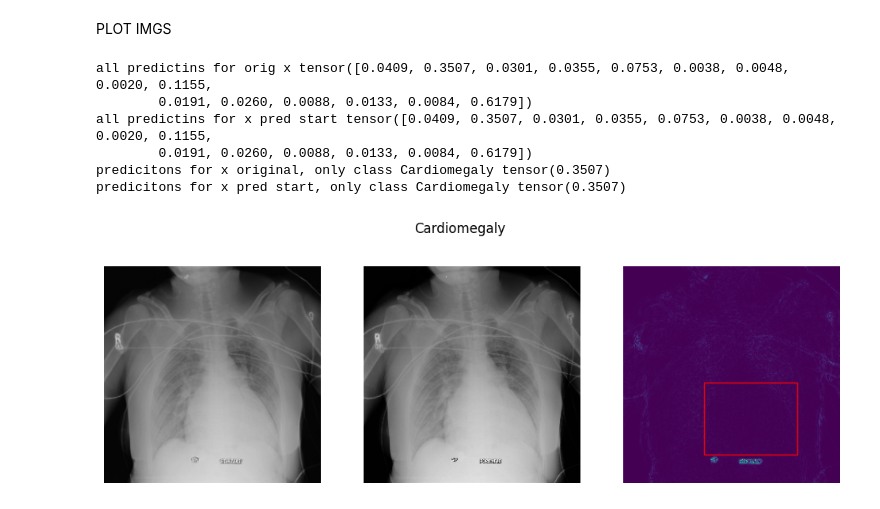
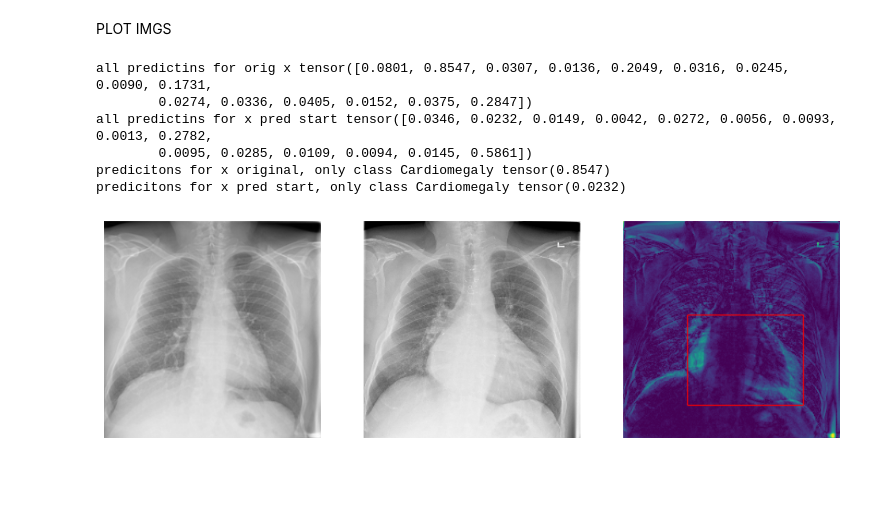
Before and after one commit to pskiers/Joint-Diffusion-in-Latent-Space, a Jupyter notebook: jk_sample_with_guidance.ipynb, the cells around one changed output. Drawn from its saved outputs; the diff is of its cells as text; code cells hidden in the pictures; blank space fills up the shorter version.

```diff
--- a/jk_sample_with_guidance.ipynb
+++ b/jk_sample_with_guidance.ipynb
@@ -213,13 +213,14 @@ Cardiomegaly has N samples:  146
 # %% [markdown]
 PLOT IMGS
 # %%
+import torch
 T = 500
 cl_list = ["Atelectasis","Cardiomegaly","Consolidation","Edema","Effusion","Emphysema","Fibrosis", "Hernia","Infiltration", "Mass", "Nodule","Pleural_Thickening","Pneumonia","Pneumothorax","No Finding"]
 
 for class_ in cl_list[1:2]:
-    x_samples =torch.load(f'vce_results/{class_}_T{T}_x_samples.pt')
-    pred_o = torch.load(f'vce_results/{class_}_T{T}_pred_o.pt')
-    img_original = torch.load(f'vce_results/{class_}_T{T}_img_original.pt')
-    pred_o_ext = torch.load(f'vce_results/{class_}_T{T}_pred_o_ext.pt')
-    pred_ext = torch.load(f'vce_results/{class_}_T{T}_pred_o_ext.pt')
-    bbox = torch.load(f'vce_results/{class_}_T{T}_bbox.pt')
+    x_samples =torch.load(f'vce_results_baseline/T{T}_{class_}_x_samples.pt')
+    pred_o = torch.load(f'vce_results_baseline/T{T}_{class_}_pred_o.pt')
+    img_original = torch.load(f'vce_results_baseline/T{T}_{class_}_img_original.pt')
+    pred_o_ext = torch.load(f'vce_results_baseline/T{T}_{class_}_pred_o_ext.pt')
+    pred_ext = torch.load(f'vce_results_baseline/T{T}_{class_}_pred_ext.pt')
+    bbox = torch.load(f'vce_results_baseline/T{T}_{class_}_bbox.pt')
@@ -226,5 +230,5 @@ for class_ in cl_list[1:2]:
 # %%
-idx_from_batch = 6
+idx_from_batch = 2
 
 fig, axes = plt.subplots(1, 3, figsize=(12, 4))
 
@@ -246,38 +250,38 @@ axes[ax].axis('off')
 
 ax +=1
 
 
 x, y, w, h = bbox[idx_from_batch][0], bbox[idx_from_batch][1],bbox[idx_from_batch][2], bbox[idx_from_batch][3]
 # Scale the bounding box coordinates from 1024x1024 to 256x256
 scaled_x = x * 0.25
 scaled_y = y * 0.25
 scaled_w = w * 0.25
 scaled_h = h * 0.25
 
 # Create a rectangle patch using the scaled coordinates
 rect = patches.Rectangle((scaled_x, scaled_y), scaled_w, scaled_h, linewidth=1, edgecolor='r', facecolor='none')
 
 # Add the rectangle patch to the plot
 axes[ax].add_patch(rect)
 
 
 axes[ax].imshow(diff)
 axes[ax].axis('off')
 
-fig.suptitle(ret[3][0][idx_from_batch])
+#fig.suptitle(ret[3][0][idx_from_batch])
 
 pred_o_ext_for_item = torch.nn.functional.sigmoid(pred_o_ext[idx_from_batch])
 pred_ext_for_item = torch.nn.functional.sigmoid(pred_ext[idx_from_batch])
 id_class = cl_list.index(class_)
 print('all predictins for orig x', pred_o_ext_for_item)
 print('all predictins for x pred start', pred_ext_for_item)
 print(f'predicitons for x original, only class {cl_list[id_class]}', pred_o_ext_for_item[id_class])
 print(f'predicitons for x pred start, only class {cl_list[id_class]}',pred_ext_for_item[id_class])
 # %% [output]
-all predictins for orig x tensor([0.0409, 0.3507, 0.0301, 0.0355, 0.0753, 0.0038, 0.0048, 0.0020, 0.1155,
-        0.0191, 0.0260, 0.0088, 0.0133, 0.0084, 0.6179])
-all predictins for x pred start tensor([0.0409, 0.3507, 0.0301, 0.0355, 0.0753, 0.0038, 0.0048, 0.0020, 0.1155,
-        0.0191, 0.0260, 0.0088, 0.0133, 0.0084, 0.6179])
-predicitons for x original, only class Cardiomegaly tensor(0.3507)
-predicitons for x pred start, only class Cardiomegaly tensor(0.3507)
+all predictins for orig x tensor([0.0801, 0.8547, 0.0307, 0.0136, 0.2049, 0.0316, 0.0245, 0.0090, 0.1731,
+        0.0274, 0.0336, 0.0405, 0.0152, 0.0375, 0.2847])
+all predictins for x pred start tensor([0.0346, 0.0232, 0.0149, 0.0042, 0.0272, 0.0056, 0.0093, 0.0013, 0.2782,
+        0.0095, 0.0285, 0.0109, 0.0094, 0.0145, 0.5861])
+predicitons for x original, only class Cardiomegaly tensor(0.8547)
+predicitons for x pred start, only class Cardiomegaly tensor(0.0232)
-[figure, old version]
+[figure, new version]
```
Also changed, not shown: parts of 1 cell of this notebook.
